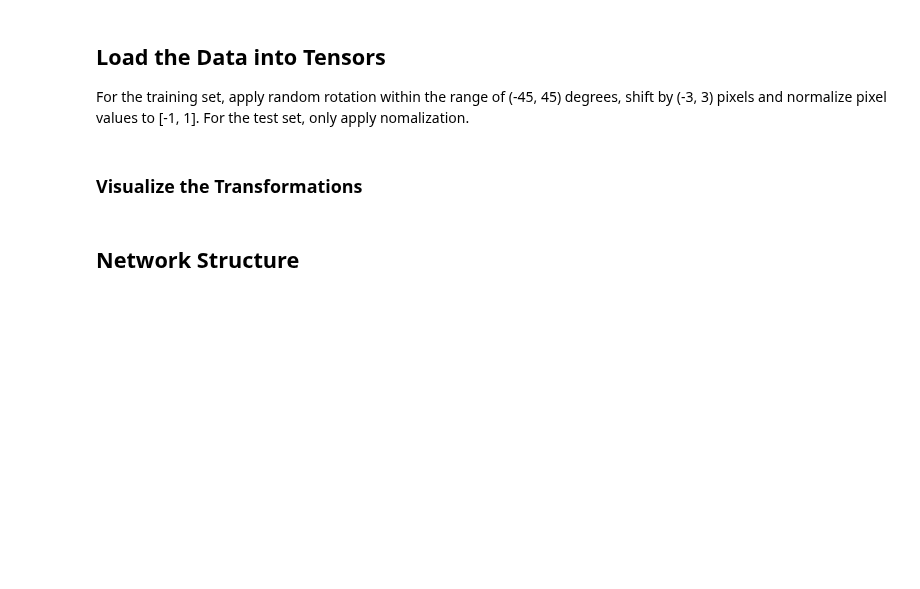
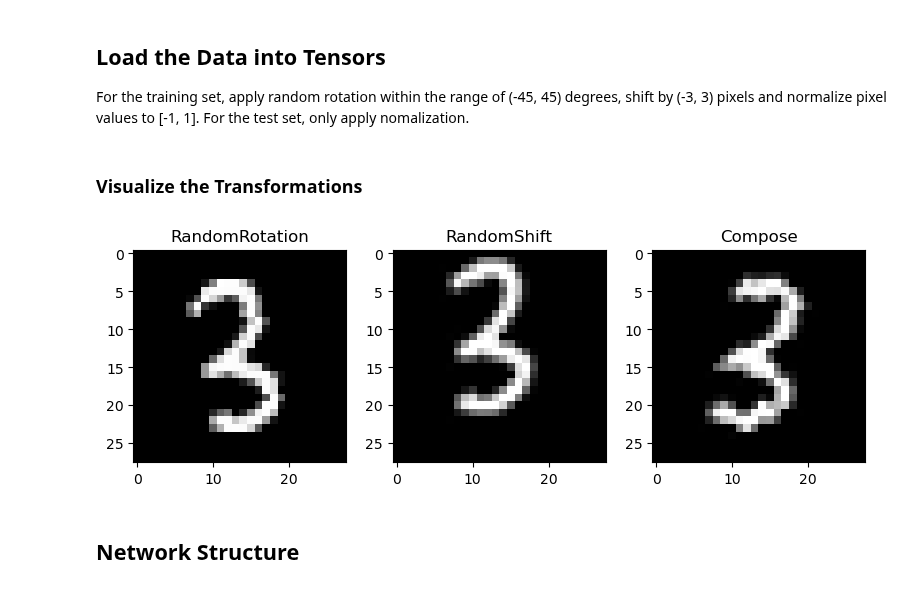
Before and after one commit to PoisonBOx/kaggles, a Jupyter notebook: mnist/mnist-cnn-classifier.ipynb, the cells around one changed output. Saved outputs shown, nothing was run; the diff lists cells and outputs as text; code cells hidden in the pictures; blank space fills up the shorter version.

```diff
--- a/mnist/mnist-cnn-classifier.ipynb
+++ b/mnist/mnist-cnn-classifier.ipynb
@@ -225,21 +236,23 @@ test_loader = torch.utils.data.DataLoader(dataset=test_dataset,
 # %%
 rotate = RandomRotation(20)
 shift = RandomShift(3)
 composed = transforms.Compose([RandomRotation(20),
                                RandomShift(3)])
 
 # Apply each of the above transforms on sample.
 fig = plt.figure()
-sample = transforms.ToPILImage()(train_df.iloc[65,1:].reshape((28,28)).astype(np.uint8)[:,:,None])
+sample = transforms.ToPILImage()(train_df.iloc[65,1:].values.reshape((28,28)).astype(np.uint8)[:,:,None])
 for i, tsfrm in enumerate([rotate, shift, composed]):
     transformed_sample = tsfrm(sample)
 
     ax = plt.subplot(1, 3, i + 1)
     plt.tight_layout()
     ax.set_title(type(tsfrm).__name__)
     ax.imshow(np.reshape(np.array(list(transformed_sample.getdata())), (-1,28)), cmap='gray')
 
 plt.show()
+# %% [output]
+[figure, added]
 # %% [markdown]
 ## Network Structure
 # %%
```
Also changed, not shown: parts of 14 cells of this notebook.
